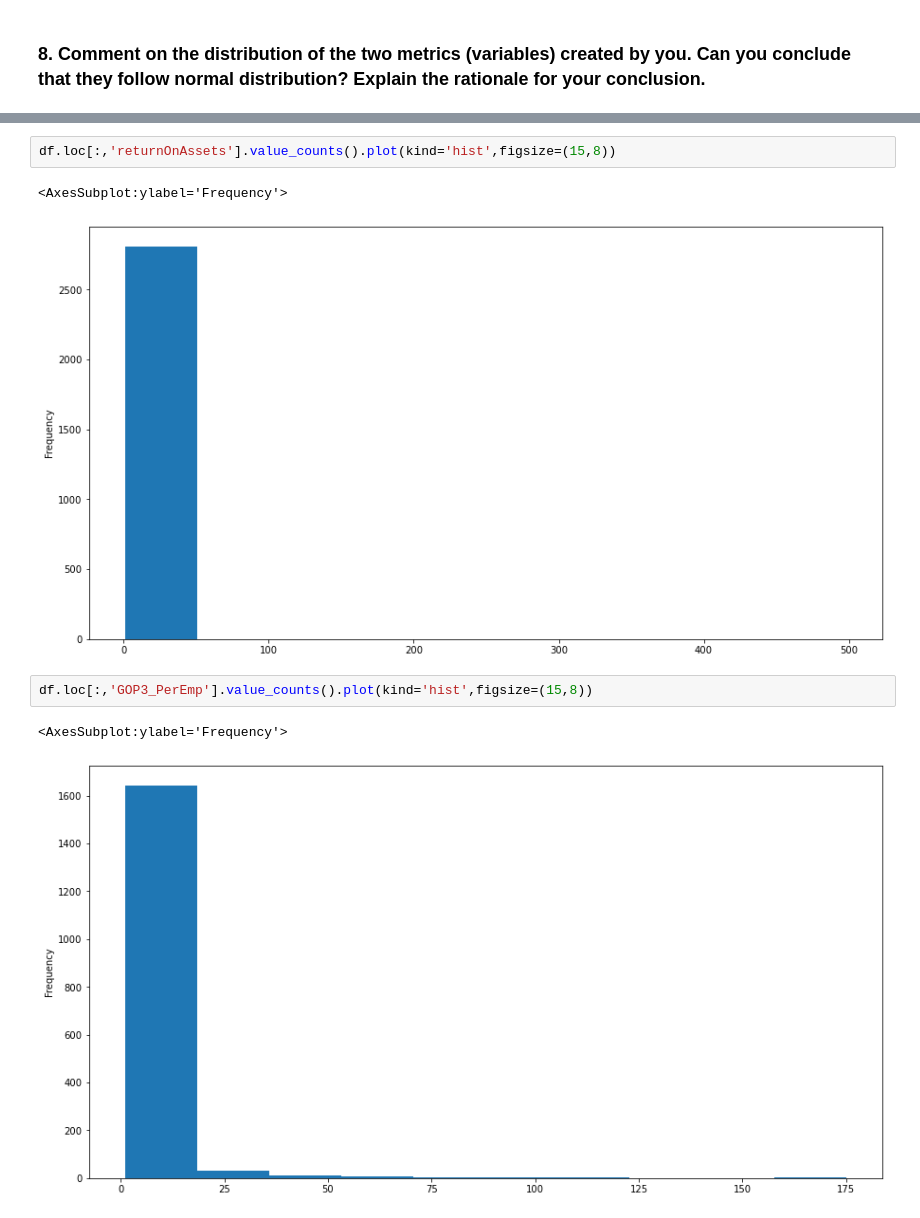
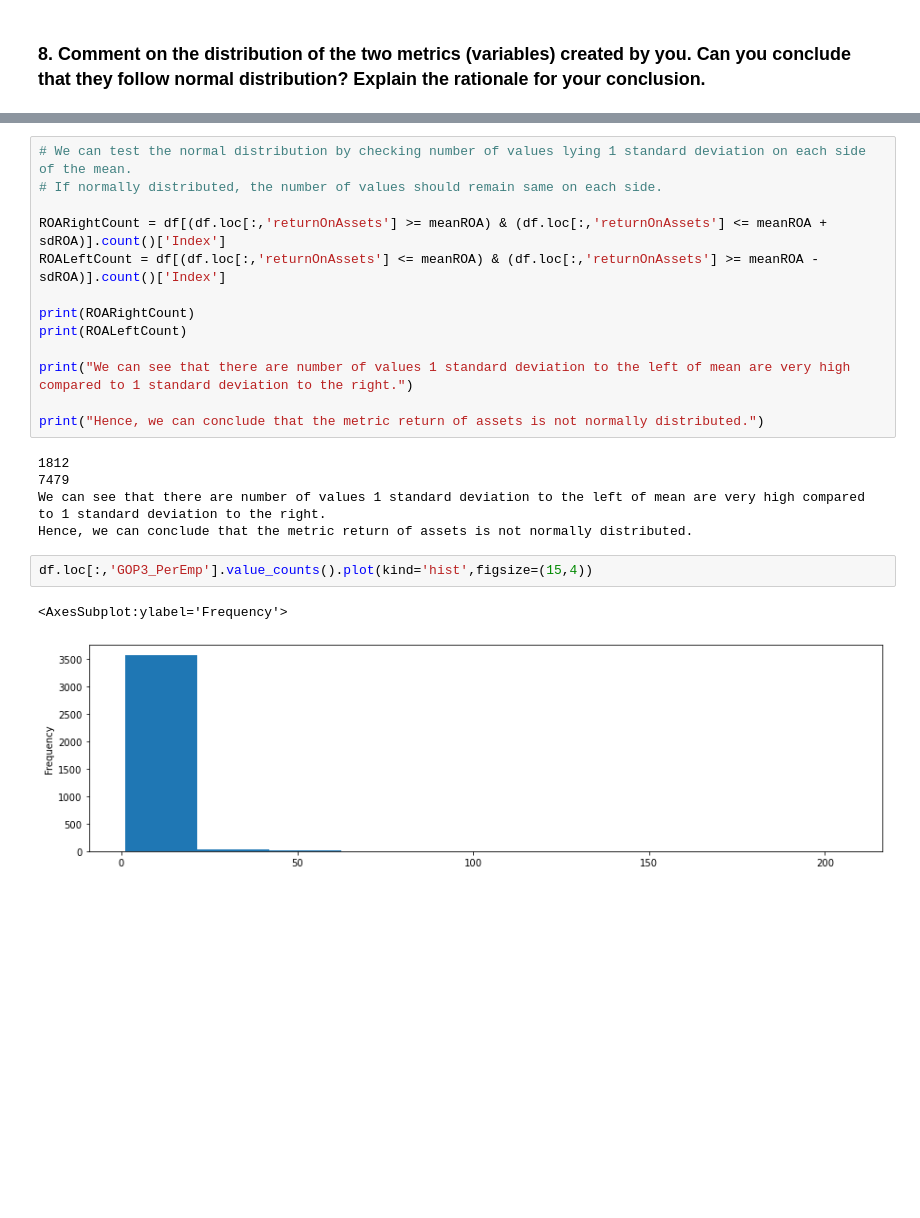
Before and after one commit to NishantJalasutram/AMPBA---Statistical-Analysis, a Jupyter notebook: SA1_Assignment_Group16.ipynb, the cells around one changed output, grey strips where cells are left out. Cells and saved outputs as stored; diff of their text form; blank space fills up the shorter version.

```diff
--- a/SA1_Assignment_Group16.ipynb
+++ b/SA1_Assignment_Group16.ipynb
@@ -327,10 +295,23 @@ Hence, I disagree that larger proportion of SSSBEs units are managed by women.
+# %%
+# We can test the normal distribution by checking number of values lying 1 standard deviation on each side of the mean.
+# If normally distributed, the number of values should remain same on each side.
+
+ROARightCount = df[(df.loc[:,'returnOnAssets'] >= meanROA) & (df.loc[:,'returnOnAssets'] <= meanROA + sdROA)].count()['Index']
+ROALeftCount = df[(df.loc[:,'returnOnAssets'] <= meanROA) & (df.loc[:,'returnOnAssets'] >= meanROA - sdROA)].count()['Index']
+
+print(ROARightCount)
+print(ROALeftCount)
+
+print("We can see that there are number of values 1 standard deviation to the left of mean are very high compared to 1 standard deviation to the right.")
+
+print("Hence, we can conclude that the metric return of assets is not normally distributed.")
+# %% [output]
+1812
+7479
+We can see that there are number of values 1 standard deviation to the left of mean are very high compared to 1 standard deviation to the right.
+Hence, we can conclude that the metric return of assets is not normally distributed.
 # %%
-df.loc[:,'returnOnAssets'].value_counts().plot(kind='hist',figsize=(15,8))
+df.loc[:,'GOP3_PerEmp'].value_counts().plot(kind='hist',figsize=(15,4))
 # %% [output]
 <AxesSubplot:ylabel='Frequency'>
-[figure, old version]
+[figure, new version]
-# %%
-df.loc[:,'GOP3_PerEmp'].value_counts().plot(kind='hist',figsize=(15,8))
-# %% [output]
-<AxesSubplot:ylabel='Frequency'>
-[figure, removed]
```
Also changed, not shown: parts of 19 cells of this notebook.
